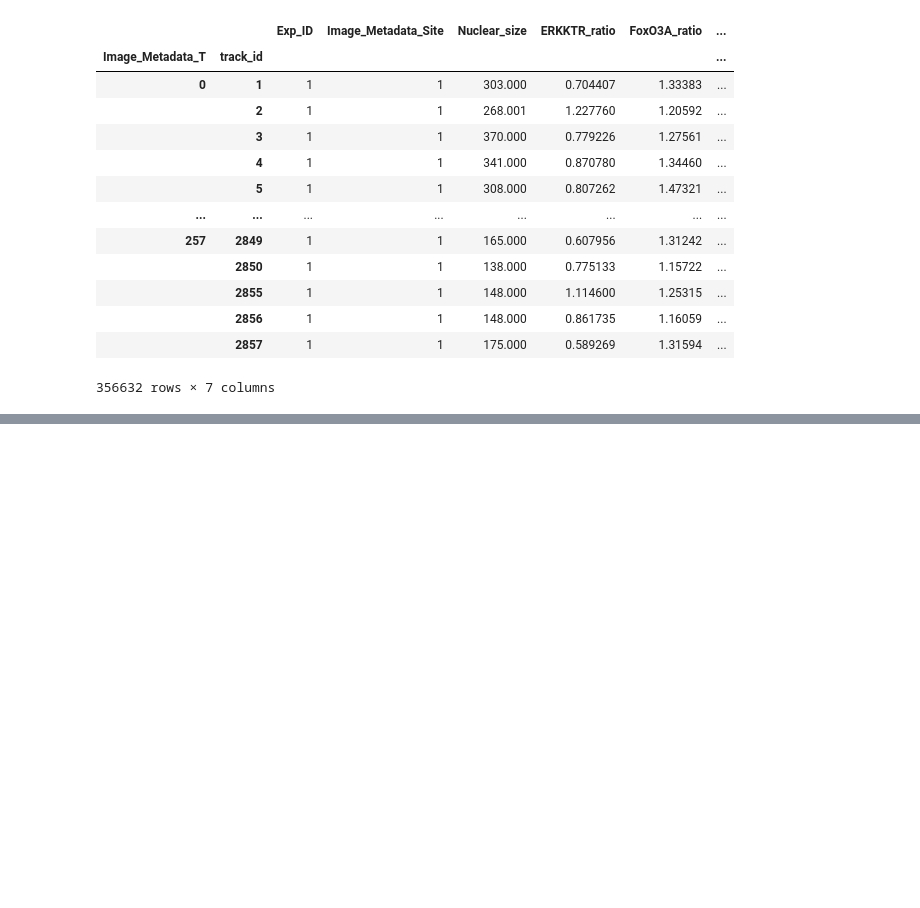
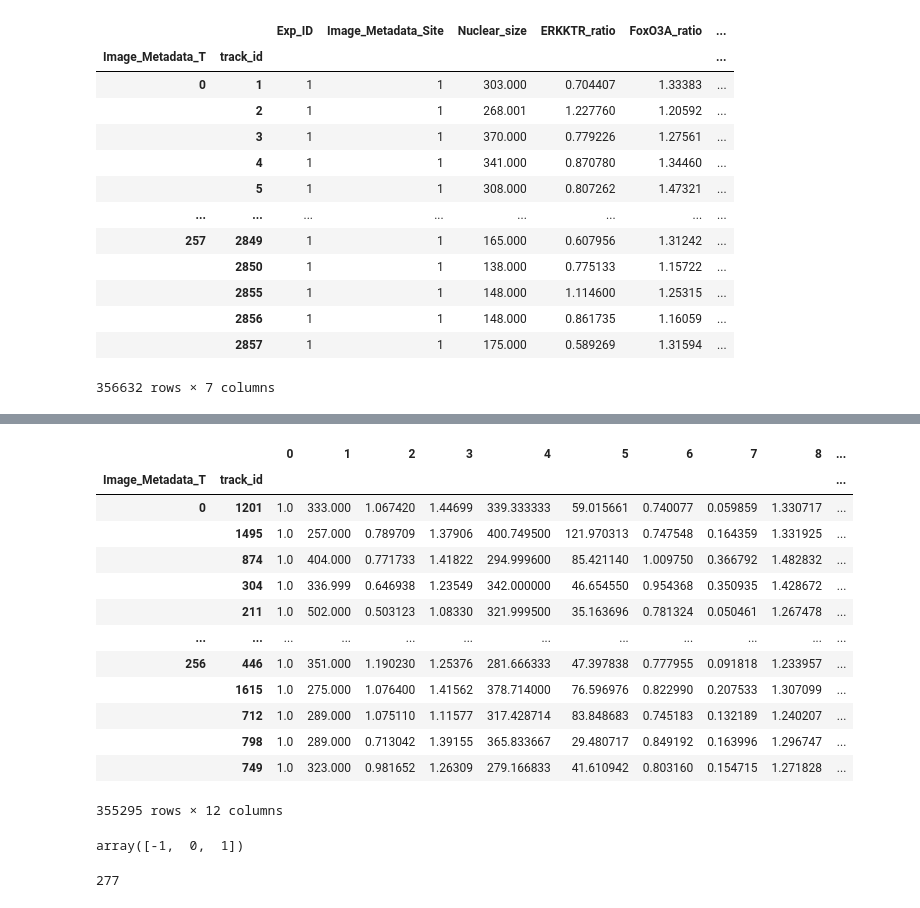
Before and after one commit to Karolcha100/Voronoi_graph_in_time, a Jupyter notebook: analysis_02_exec.ipynb, the cells around one changed output, grey strips where cells are left out. Cells and saved outputs as stored; diff of their text form; code cells hidden in the pictures; blank space fills up the shorter version.

```diff
--- a/analysis_02_exec.ipynb
+++ b/analysis_02_exec.ipynb
@@ -74,0 +115,12 @@ for time_t in sorted_main_df.index.get_level_values(0).unique():
+# %%
+st_scaler_1_6 = StandardScaler().fit(E1S1_data_frame[[1, 2, 3]])
+
+normalized_data_1_6 = StandardScaler().fit_transform(E1S1_data_frame[[1, 2, 3, 4, 5, 6]])
+
+normalized_data_7_9 = StandardScaler().fit_transform(E1S1_data_frame[[7, 8, 9]])
+
+normalized_data_10 = StandardScaler().fit_transform(E1S1_data_frame[[10]])
+# %%
+normalized_data = np.hstack([E1S1_data_frame[[0]].astype(np.int32).to_numpy(), normalized_data_1_6, normalized_data_7_9, normalized_data_10])
+
+normalized_data
@@ -74,0 +141,29 @@ for time_t in sorted_main_df.index.get_level_values(0).unique():
+# %%
+labels = HDBSCAN(min_cluster_size=256).fit_predict(normalized_data)
+
+E1S1_data_frame["label"] = labels
+# %%
+E1S1_data_frame
+# %% [output]
+|  |  | 0 | 1 | 2 | 3 | 4 | 5 | 6 | 7 | 8 | ... |
+| Image_Metadata_T | track_id |  |  |  |  |  |  |  |  |  | ... |
+| 0 | 1201 | 1.0 | 333.000 | 1.067420 | 1.44699 | 339.333333 | 59.015661 | 0.740077 | 0.059859 | 1.330717 | ... |
+|  | 1495 | 1.0 | 257.000 | 0.789709 | 1.37906 | 400.749500 | 121.970313 | 0.747548 | 0.164359 | 1.331925 | ... |
+|  | 874 | 1.0 | 404.000 | 0.771733 | 1.41822 | 294.999600 | 85.421140 | 1.009750 | 0.366792 | 1.482832 | ... |
+|  | 304 | 1.0 | 336.999 | 0.646938 | 1.23549 | 342.000000 | 46.654550 | 0.954368 | 0.350935 | 1.428672 | ... |
+|  | 211 | 1.0 | 502.000 | 0.503123 | 1.08330 | 321.999500 | 35.163696 | 0.781324 | 0.050461 | 1.267478 | ... |
+| ... | ... | ... | ... | ... | ... | ... | ... | ... | ... | ... | ... |
+| 256 | 446 | 1.0 | 351.000 | 1.190230 | 1.25376 | 281.666333 | 47.397838 | 0.777955 | 0.091818 | 1.233957 | ... |
+|  | 1615 | 1.0 | 275.000 | 1.076400 | 1.41562 | 378.714000 | 76.596976 | 0.822990 | 0.207533 | 1.307099 | ... |
+|  | 712 | 1.0 | 289.000 | 1.075110 | 1.11577 | 317.428714 | 83.848683 | 0.745183 | 0.132189 | 1.240207 | ... |
+|  | 798 | 1.0 | 289.000 | 0.713042 | 1.39155 | 365.833667 | 29.480717 | 0.849192 | 0.163996 | 1.296747 | ... |
+|  | 749 | 1.0 | 323.000 | 0.981652 | 1.26309 | 279.166833 | 41.610942 | 0.803160 | 0.154715 | 1.271828 | ... |
+355295 rows × 12 columns
+# %%
+E1S1_data_frame["label"].unique()
+# %% [output]
+array([-1,  0,  1])
+# %%
+sum(E1S1_data_frame["label"] == 1)
+# %% [output]
+277
```
Also changed, not shown: parts of 13 cells of this notebook, 1 other file.
